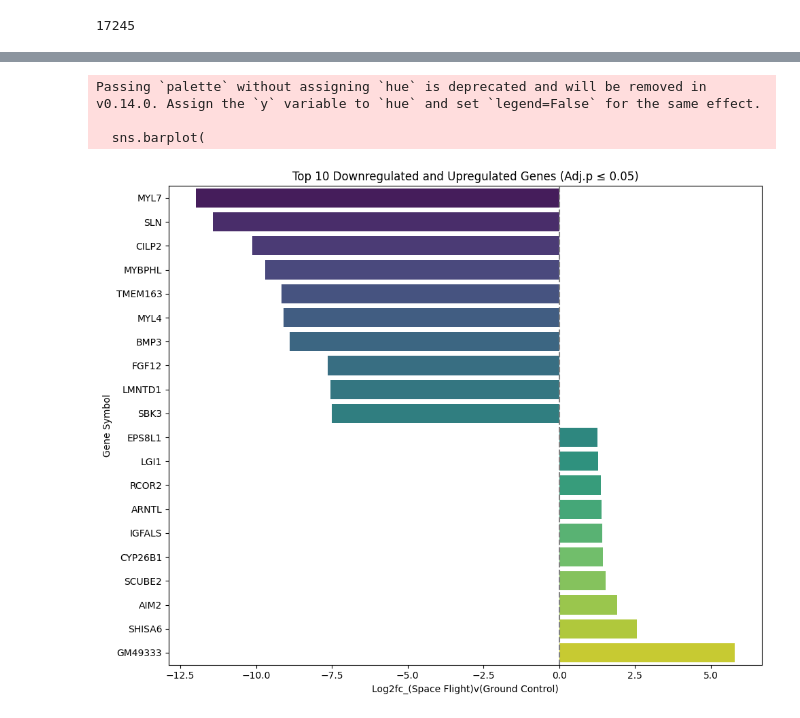
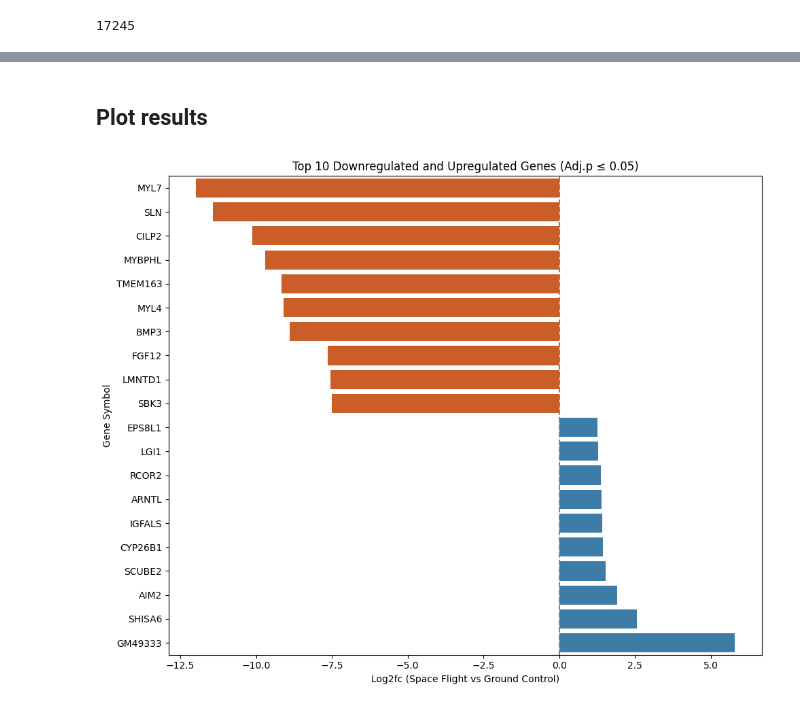
Before and after one commit to mgrinstein/omics-ssp25, a Jupyter notebook: OSD599.ipynb, the cells around one changed output, grey strips where cells are left out. Saved outputs shown, nothing was run; the diff lists cells and outputs as text; code cells hidden in the pictures.

```diff
--- a/OSD599.ipynb
+++ b/OSD599.ipynb
@@ -13,21 +59,20 @@ df = pd.read_csv('/content/drive/My Drive/Dataset599.csv')
 # %%
-# Clean SYMBOL column
-df['SYMBOL'] = df['SYMBOL'].astype(str).str.strip().str.upper()
-filtered_df['SYMBOL'] = filtered_df['SYMBOL'].astype(str).str.strip().str.upper()
+df['SYMBOL'] = df['SYMBOL'].astype(str).str.strip().str.upper() # Format SYMBOL column
 
 columns_to_keep = [
     'ENSEMBL',
     'SYMBOL',
     'GENENAME',
-    'REFSEQ',
+    'Log2fc_(Space Flight)v(Ground Control)',
+    'Stat_(Space Flight)v(Ground Control)',
+    'P.value_(Space Flight)v(Ground Control)',
+    'Adj.p.value_(Space Flight)v(Ground Control)',
     'ENTREZID',
     'STRING_id',
     'GOSLIM_IDS',
-    'Log2fc_(Space Flight)v(Ground Control)',
-    'Stat_(Space Flight)v(Ground Control)',
-    'P.value_(Space Flight)v(Ground Control)',
-    'Adj.p.value_(Space Flight)v(Ground Control)'
+    'REFSEQ',
 ]
 
 
 df = df[columns_to_keep]
+df.head(5)
@@ -111,30 +164,26 @@ Name: Log2fc, dtype: float64
+# %% [markdown]
+## Plot results
 # %%
+top_bottom_20['Direction'] = top_bottom_20['Log2fc_(Space Flight)v(Ground Control)'].apply(
+    lambda x: 'Upregulation' if x > 0 else 'Downregulation'
+)
+color_palette = {'Upregulation': '#2c7fb8', 'Downregulation': '#e6550d'}  # green and red
 
-# Convert to numeric (if needed)
-filtered_df['Log2fc'] = pd.to_numeric(filtered_df['Log2fc_(Space Flight)v(Ground Control)'], errors='coerce')
-
-# Get top 10 upregulated and top 10 downregulated genes
-top_up = filtered_df.sort_values('Log2fc', ascending=False).head(10)
-top_down = filtered_df.sort_values('Log2fc').head(10)
-top_genes = pd.concat([top_up, top_down])
-
-# Plot
 plt.figure(figsize=(10, 8))
 sns.barplot(
-    x='Log2fc',
+    x='Log2fc_(Space Flight)v(Ground Control)',
     y='SYMBOL',
-    data=top_genes.sort_values('Log2fc', ascending=True),  # sort for visual clarity
-    palette='viridis'
+    data=top_bottom_20.sort_values('Log2fc_(Space Flight)v(Ground Control)', ascending=True),
+    palette=color_palette,
+    hue='Direction'
 )
 
 plt.axvline(0, color='gray', linestyle='--')
 plt.title('Top 10 Downregulated and Upregulated Genes (Adj.p ≤ 0.05)')
-plt.xlabel('Log2fc_(Space Flight)v(Ground Control)')
+plt.xlabel('Log2fc (Space Flight vs Ground Control)')
 plt.ylabel('Gene Symbol')
 plt.tight_layout()
+plt.legend().remove()
 plt.show()
 # %% [output]
-Passing `palette` without assigning `hue` is deprecated and will be removed in v0.14.0. Assign the `y` variable to `hue` and set `legend=False` for the same effect.
-
-  sns.barplot(
-[figure, old version]
+[figure, new version]
```
Also changed, not shown: parts of 27 cells of this notebook.
